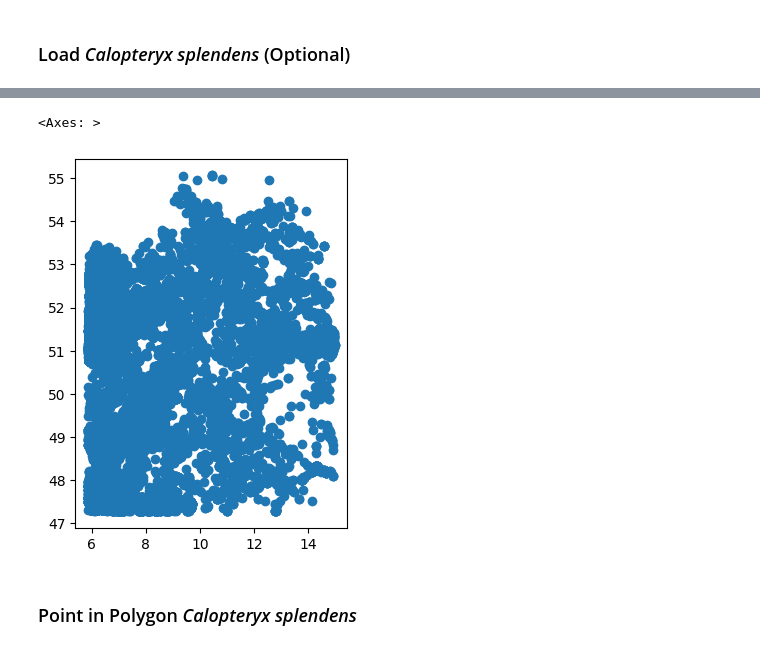
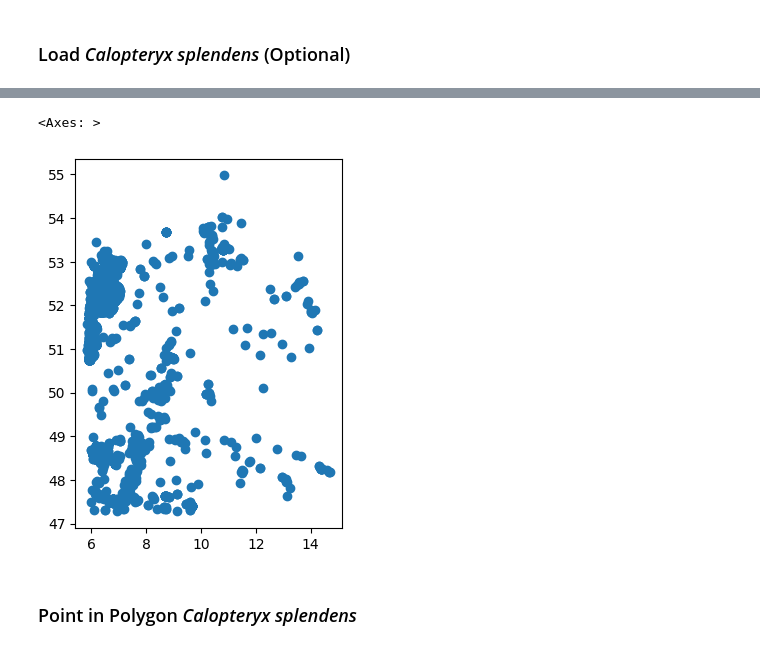
Before and after one commit to umr-dbs/vat-docs, a Jupyter notebook: src/examples/Auf_dem_Trockenen.ipynb, the cells around one changed output, grey strips where cells are left out. Saved outputs shown, nothing was run; the diff lists cells and outputs as text; code cells hidden in the pictures.

```diff
--- a/src/examples/Auf_dem_Trockenen.ipynb
+++ b/src/examples/Auf_dem_Trockenen.ipynb
@@ -63,14 +65,16 @@ workflow_germany
 2429a993-385f-546f-b4f7-97b3ba4a5adb
 # %%
 #Set time
-time = datetime.strptime(
-    '2000-01-01T12:00:00.000Z', "%Y-%m-%dT%H:%M:%S.%f%z")
+start_time = datetime.strptime(
+    '2010-01-01T12:00:00.000Z', "%Y-%m-%dT%H:%M:%S.%f%z")
+end_time = datetime.strptime(
+    '2011-01-01T12:00:00.000Z', "%Y-%m-%dT%H:%M:%S.%f%z")
 
 #Request the data from Geo Engine into a geopandas dataframe
 data = workflow_germany.get_dataframe(
     ge.QueryRectangle(
         ge.BoundingBox2D(5.852490, 47.271121, 15.022059, 55.065334),
-        ge.TimeInterval(time, time),
+        ge.TimeInterval(start_time, end_time),
         resolution=ge.SpatialResolution(0.1, 0.1),
         srs="EPSG:4326"
     )
@@ -194,23 +227,19 @@ Columns:
 # %%
-#Set time
-time = datetime.strptime(
-    '2000-01-01T12:00:00.000Z', "%Y-%m-%dT%H:%M:%S.%f%z")
-
 #Request the data from Geo Engine into a geopandas dataframe
 data = workflow_calopteryx_splendens.get_dataframe(
     ge.QueryRectangle(
         ge.BoundingBox2D(5.852490, 47.271121, 15.022059, 55.065334),
-        ge.TimeInterval(time, time),
+        ge.TimeInterval(start_time, end_time),
         resolution=ge.SpatialResolution(0.1, 0.1),
         srs="EPSG:4326"
     )
 )
 
 #Plot the data
 data.plot()
 # %% [output]
 <Axes: >
-[figure, old version]
+[figure, new version]
 # %% [markdown]
 ### Point in Polygon *Calopteryx splendens*
 # %%
```
Also changed, not shown: parts of 18 cells of this notebook, 5 other files.
